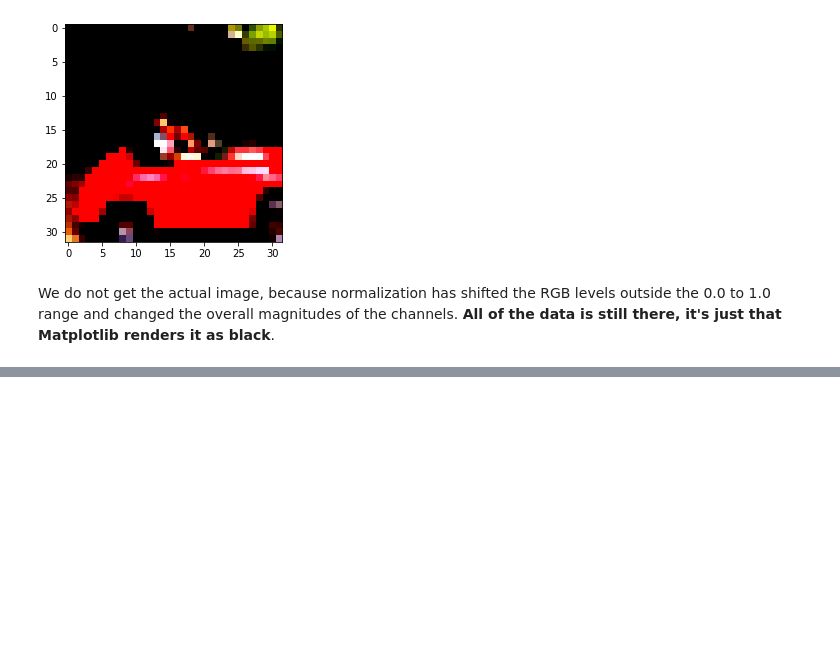
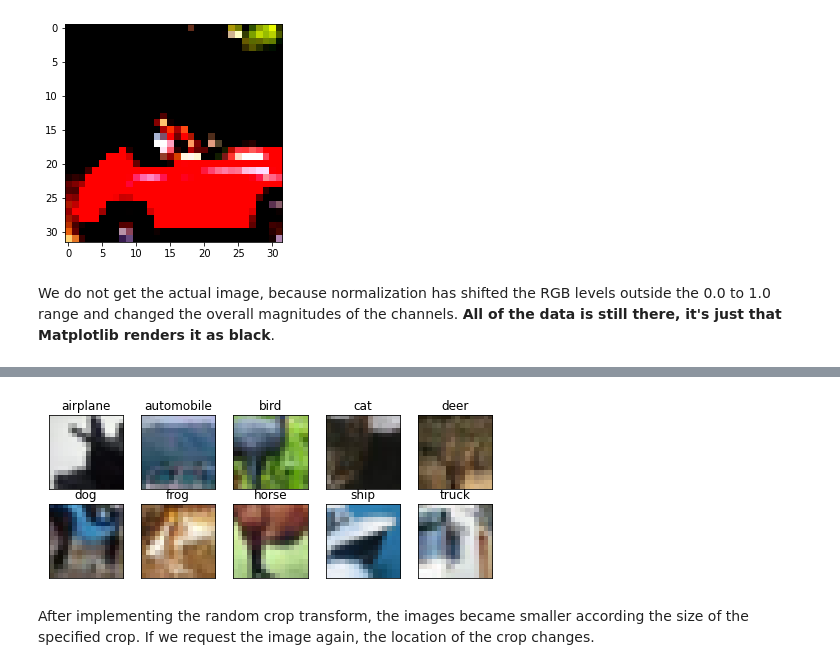
Before and after one commit to dqniellew1/DLPT, a Jupyter notebook: Telling_Birds_from_Airplanes.ipynb, the cells around one changed output, grey strips where cells are left out. Saved outputs shown, nothing was run; the diff lists cells and outputs as text; code cells hidden in the pictures; blank space fills up the shorter version.

```diff
--- a/Telling_Birds_from_Airplanes.ipynb
+++ b/Telling_Birds_from_Airplanes.ipynb
@@ -188,0 +590,6 @@ We do not get the actual image, because normalization has shifted the RGB levels
+# %%
+random_crop = datasets.CIFAR10(data_path, train=True, download=False,
+                                       transform = transforms.Compose([
+                                                                       transforms.RandomCrop(size=(16,16)),
+                                                                       transforms.ToTensor(),
+                                                                         ]))
@@ -188,0 +602,16 @@ We do not get the actual image, because normalization has shifted the RGB levels
+# %%
+class_names = ['airplane','automobile','bird','cat','deer',
+               'dog','frog','horse','ship','truck']
+
+fig = plt.figure(figsize=(8,3))
+num_classes = 10
+for i in range(num_classes):
+  ax = fig.add_subplot(2, 5, 1 + i, xticks=[], yticks=[])
+  ax.set_title(class_names[i])
+  img = next(img for img, label in random_crop if label == i)
+  plt.imshow(img.permute(1,2,0))
+plt.show()
+# %% [output]
+[figure, added]
+# %% [markdown]
+After implementing the random crop transform, the images became smaller according the size of the specified crop. If we request the image again, the location of the crop changes.
```
Also changed, not shown: parts of 56 cells of this notebook.
